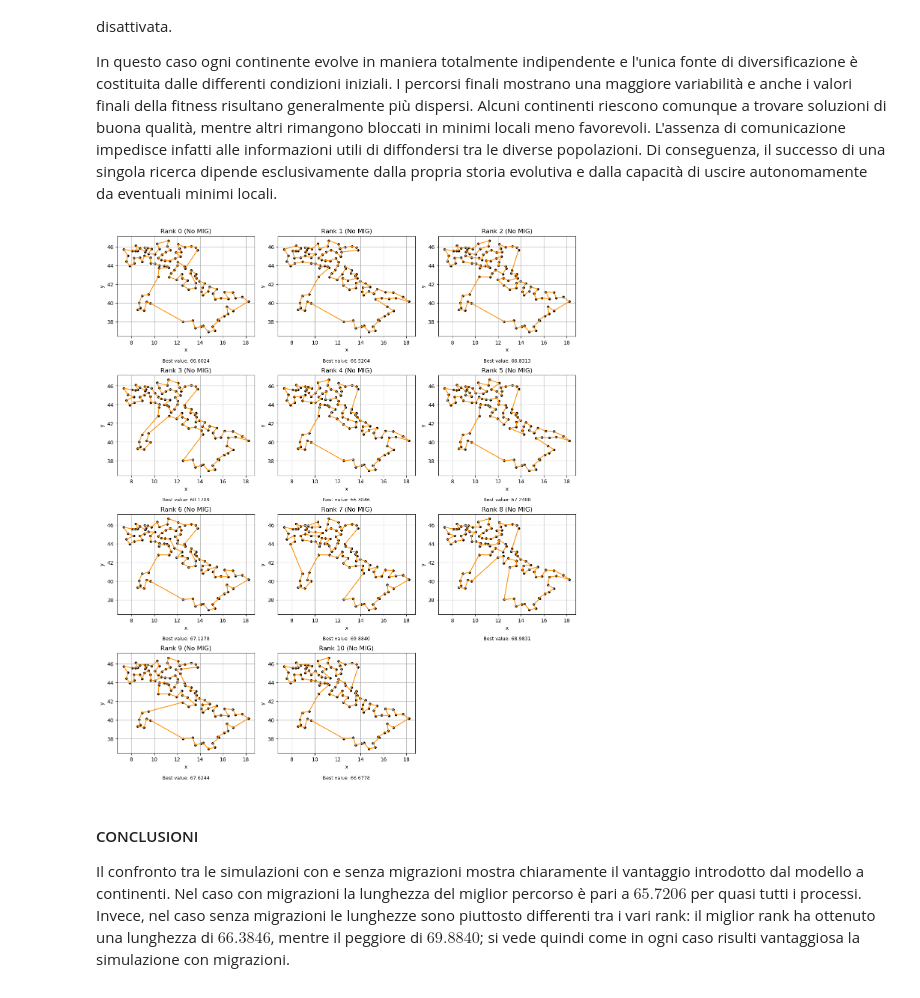
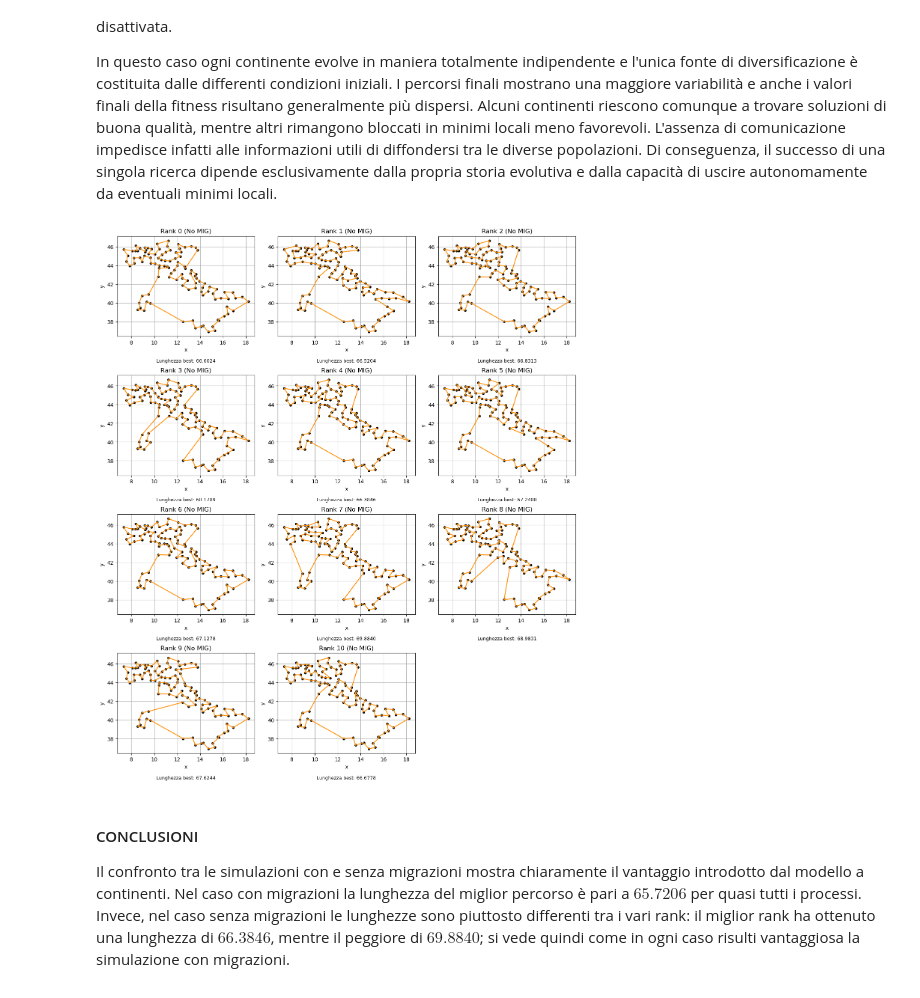
Before and after one commit to marta-ferrario/Laboratorio-di-Simulazione-Numerica, a Jupyter notebook: Lab10/nb_Lab10.ipynb, the cells around one changed output. Cells and saved outputs as stored; diff of their text form; code cells hidden in the pictures.

```diff
--- a/Lab10/nb_Lab10.ipynb
+++ b/Lab10/nb_Lab10.ipynb
@@ -106,7 +106,7 @@ for rank in range(n_ranks):
 
     ax.text(
         0.5, -0.22,
-        f"Best value: {last_value:.4f}",
+        f"Lunghezza best: {last_value:.4f}",
         ha='center',
         va='top',
         transform=ax.transAxes,
@@ -143,36 +143,36 @@ for rank in range(n_ranks):
     y = path[:, 1]
 
     ax = axes[rank]
     ax.plot(x, y, color='darkorange')
     ax.plot([x[-1], x[0]], [y[-1], y[0]], color='darkorange')  # chiusura ciclo
     ax.scatter(x, y, color='black', s=15)
 
     ax.set_title(f"Rank {rank} (No MIG)")
     ax.set_xlabel("x")
     ax.set_ylabel("y")
     ax.grid()
 
 
     best_data = np.loadtxt(f"Output/No_migration/best_rank_{rank}.dat")
-    last_value = best_data[-1, 1]   # seconda colonna
+    last_value = best_data[-1, 1]
 
     ax.text(
         0.5, -0.22,
-        f"Best value: {last_value:.4f}",
+        f"Lunghezza best: {last_value:.4f}",
         ha='center',
         va='top',
         transform=ax.transAxes,
         fontsize=9
     )
 
 
 for i in range(n_ranks, len(axes)):
     fig.delaxes(axes[i])
 
 plt.tight_layout()
 plt.show()
 # %% [output]
-[figure, old version]
+[figure, new version]
 # %% [markdown]
 #### CONCLUSIONI
 
```
Also changed, not shown: parts of 1 cell of this notebook.
